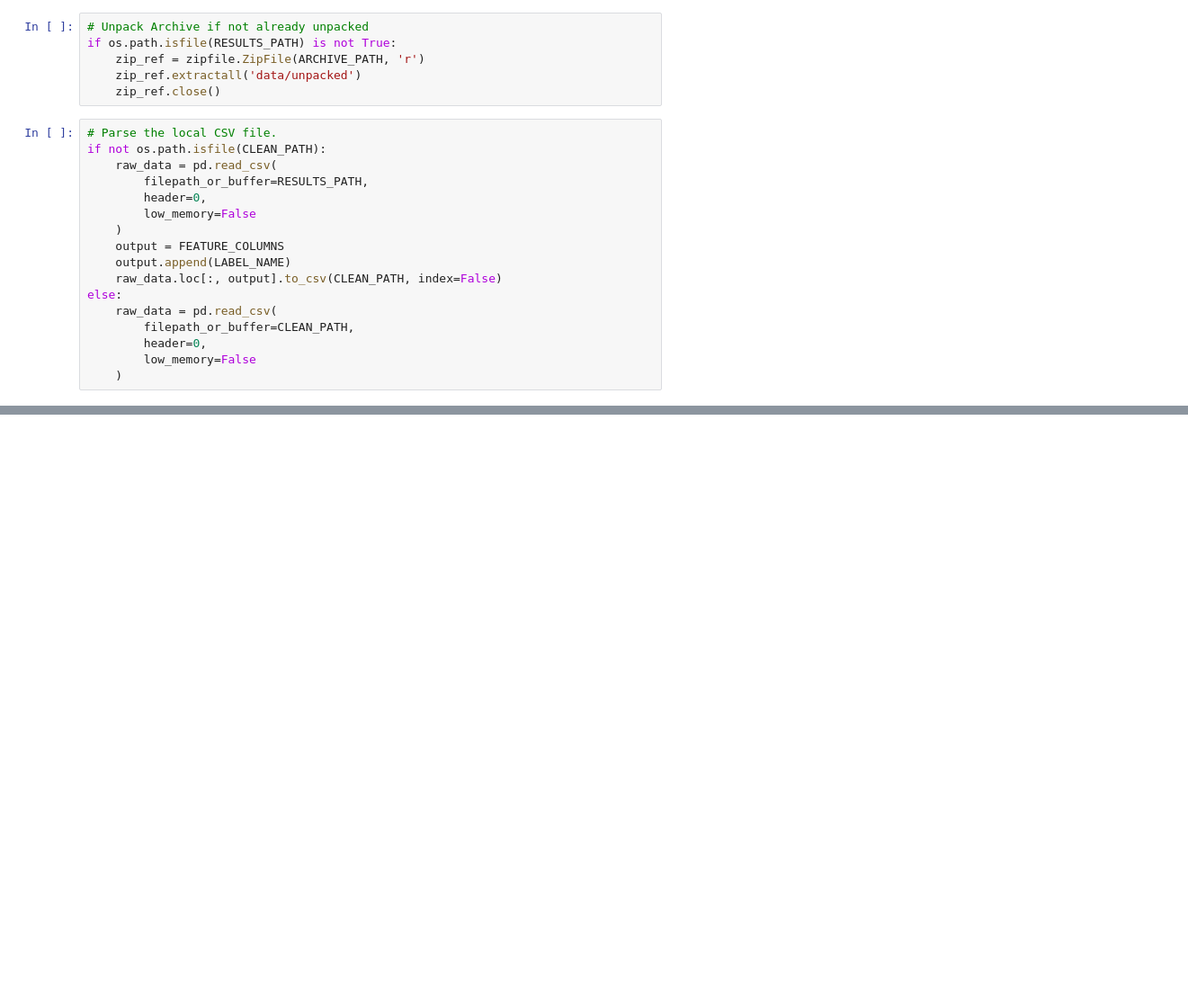
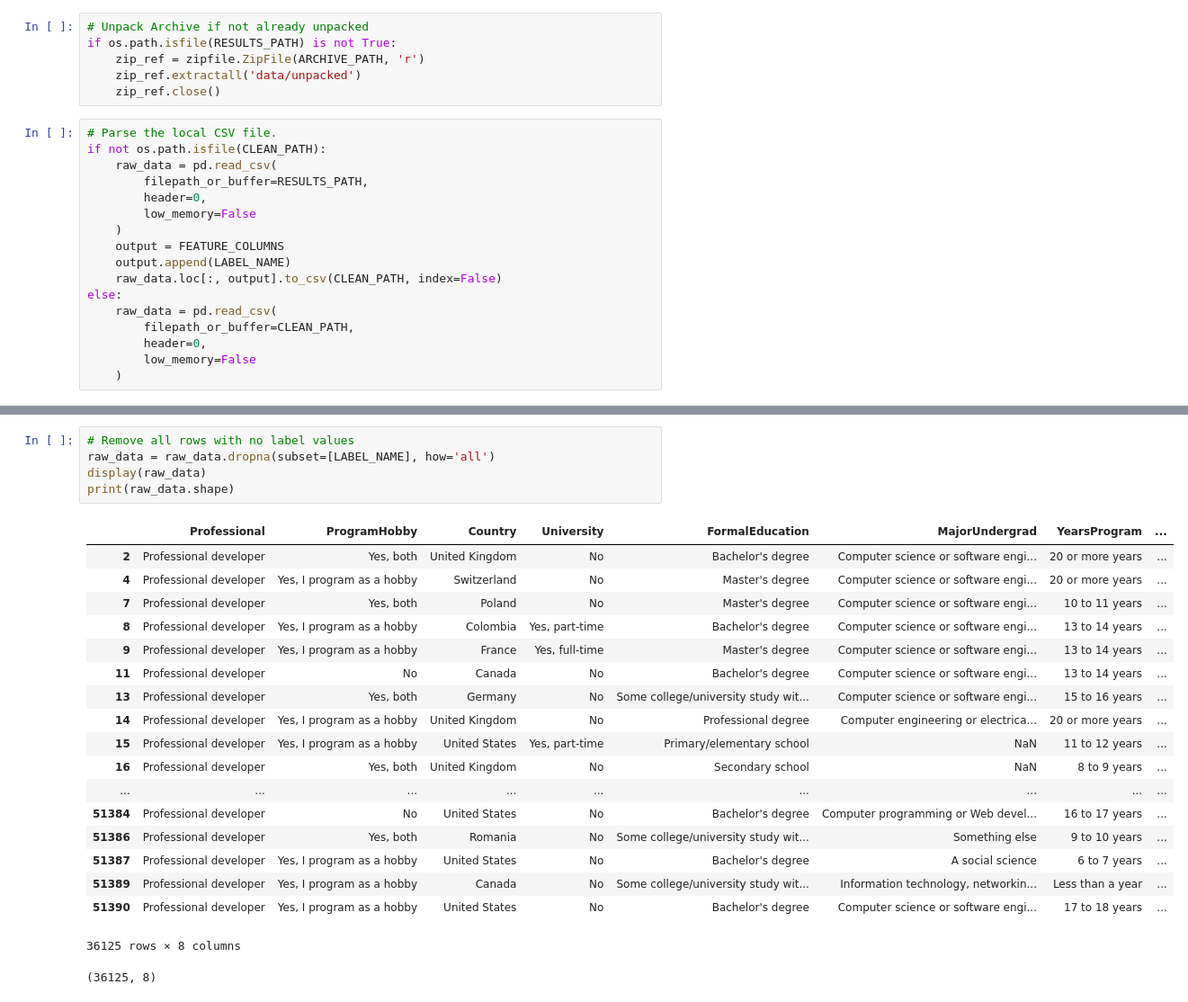
Before and after one commit to PioneerCode/pioneer-stack-over-you-ml, a Jupyter notebook: src/2017-clean.ipynb, the cells around one changed output, grey strips where cells are left out. Shown at 90% size. Drawn from its saved outputs; the diff is of its cells as text; blank space fills up the shorter version.

Commit message:
Add label na remover

```diff
--- a/src/2017-clean.ipynb
+++ b/src/2017-clean.ipynb
@@ -63,3 +64,28 @@ display(raw_data)
 | 51390 | Professional developer | Yes, I program as a hobby | United States | No | Bachelor's degree | Computer science or software engi... | 17 to 18 years | ... |
 | 51391 | Professional non-developer who so... | No | Ireland | No | Bachelor's degree | Computer science or software engi... | 14 to 15 years | ... |
 51392 rows × 8 columns
+# %%
+# Remove all rows with no label values
+raw_data = raw_data.dropna(subset=[LABEL_NAME], how='all')
+display(raw_data)
+print(raw_data.shape)
+# %% [output]
+|  | Professional | ProgramHobby | Country | University | FormalEducation | MajorUndergrad | YearsProgram | ... |
+| 2 | Professional developer | Yes, both | United Kingdom | No | Bachelor's degree | Computer science or software engi... | 20 or more years | ... |
+| 4 | Professional developer | Yes, I program as a hobby | Switzerland | No | Master's degree | Computer science or software engi... | 20 or more years | ... |
+| 7 | Professional developer | Yes, both | Poland | No | Master's degree | Computer science or software engi... | 10 to 11 years | ... |
+| 8 | Professional developer | Yes, I program as a hobby | Colombia | Yes, part-time | Bachelor's degree | Computer science or software engi... | 13 to 14 years | ... |
+| 9 | Professional developer | Yes, I program as a hobby | France | Yes, full-time | Master's degree | Computer science or software engi... | 13 to 14 years | ... |
+| 11 | Professional developer | No | Canada | No | Bachelor's degree | Computer science or software engi... | 13 to 14 years | ... |
+| 13 | Professional developer | Yes, both | Germany | No | Some college/university study wit... | Computer science or software engi... | 15 to 16 years | ... |
+| 14 | Professional developer | Yes, I program as a hobby | United Kingdom | No | Professional degree | Computer engineering or electrica... | 20 or more years | ... |
+| 15 | Professional developer | Yes, I program as a hobby | United States | Yes, part-time | Primary/elementary school | NaN | 11 to 12 years | ... |
+| 16 | Professional developer | Yes, both | United Kingdom | No | Secondary school | NaN | 8 to 9 years | ... |
+| ... | ... | ... | ... | ... | ... | ... | ... | ... |
+| 51384 | Professional developer | No | United States | No | Bachelor's degree | Computer programming or Web devel... | 16 to 17 years | ... |
+| 51386 | Professional developer | Yes, both | Romania | No | Some college/university study wit... | Something else | 9 to 10 years | ... |
+| 51387 | Professional developer | Yes, I program as a hobby | United States | No | Bachelor's degree | A social science | 6 to 7 years | ... |
+| 51389 | Professional developer | Yes, I program as a hobby | Canada | No | Some college/university study wit... | Information technology, networkin... | Less than a year | ... |
+| 51390 | Professional developer | Yes, I program as a hobby | United States | No | Bachelor's degree | Computer science or software engi... | 17 to 18 years | ... |
+36125 rows × 8 columns
+(36125, 8)
```
Also changed, not shown: parts of 1 cell of this notebook.
